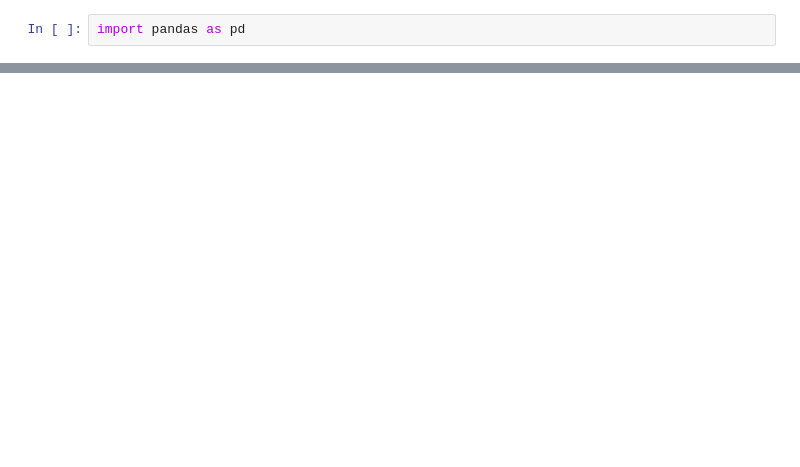
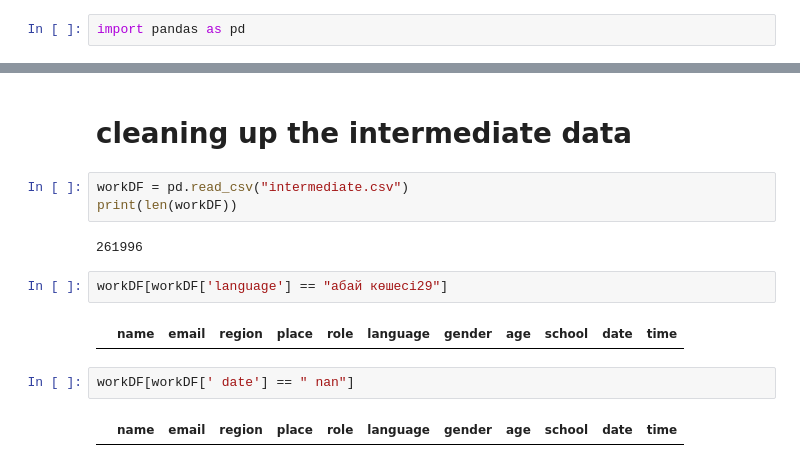
Before and after one commit to everypidigit/HoC2023_DataAnalytics, a Jupyter notebook: HoC_data.ipynb, the cells around one changed output, grey strips where cells are left out. Saved outputs shown, nothing was run; the diff lists cells and outputs as text; blank space fills up the shorter version.

```diff
--- a/HoC_data.ipynb
+++ b/HoC_data.ipynb
@@ -49,0 +29,15 @@ df2
+# %% [markdown]
+# cleaning up the intermediate data
+# %%
+workDF = pd.read_csv("intermediate.csv")
+print(len(workDF))
+# %% [output]
+261996
+# %%
+workDF[workDF['language'] == "абай көшесі29"]
+# %% [output]
+|  | name | email | region | place | role | language | gender | age | school | date | time |
+# %%
+workDF[workDF[' date'] == " nan"]
+# %% [output]
+|  | name | email | region | place | role | language | gender | age | school | date | time |
```
Also changed, not shown: parts of 14 cells of this notebook, 16 other files.
